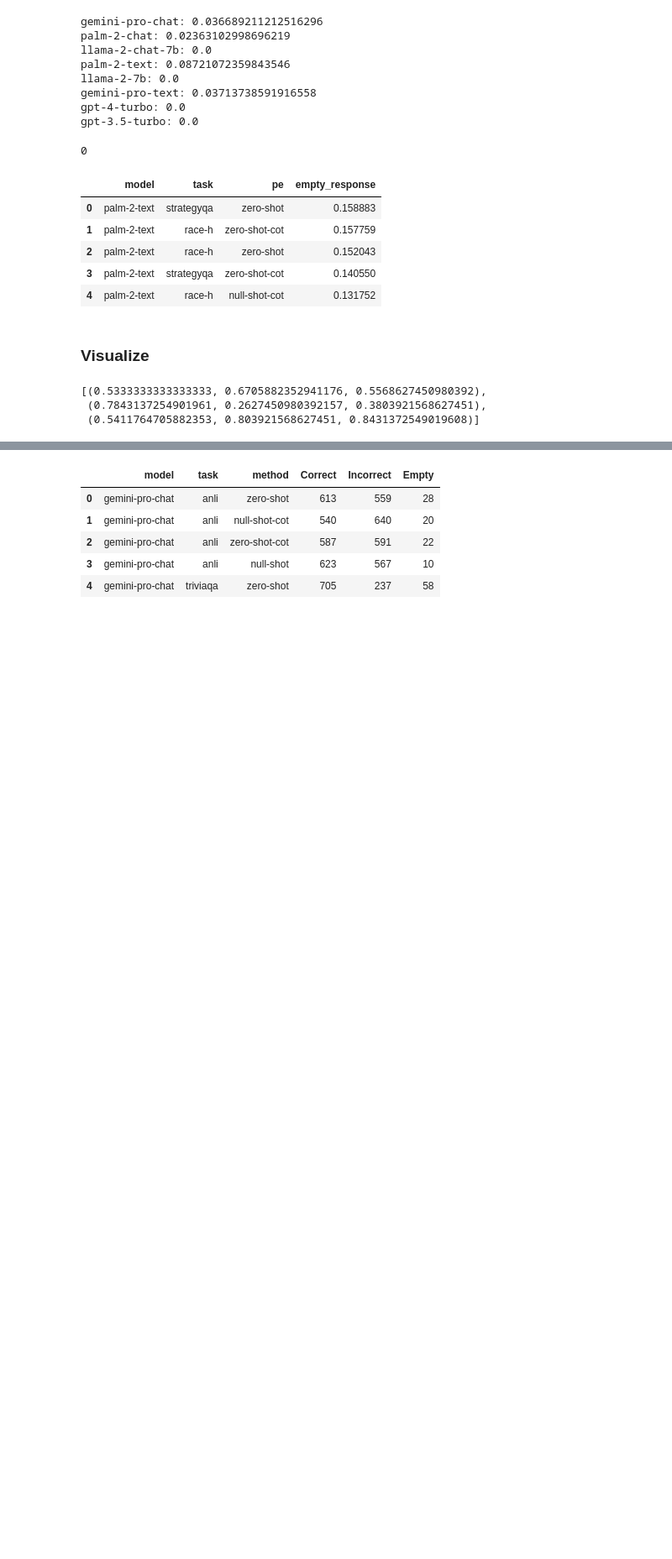
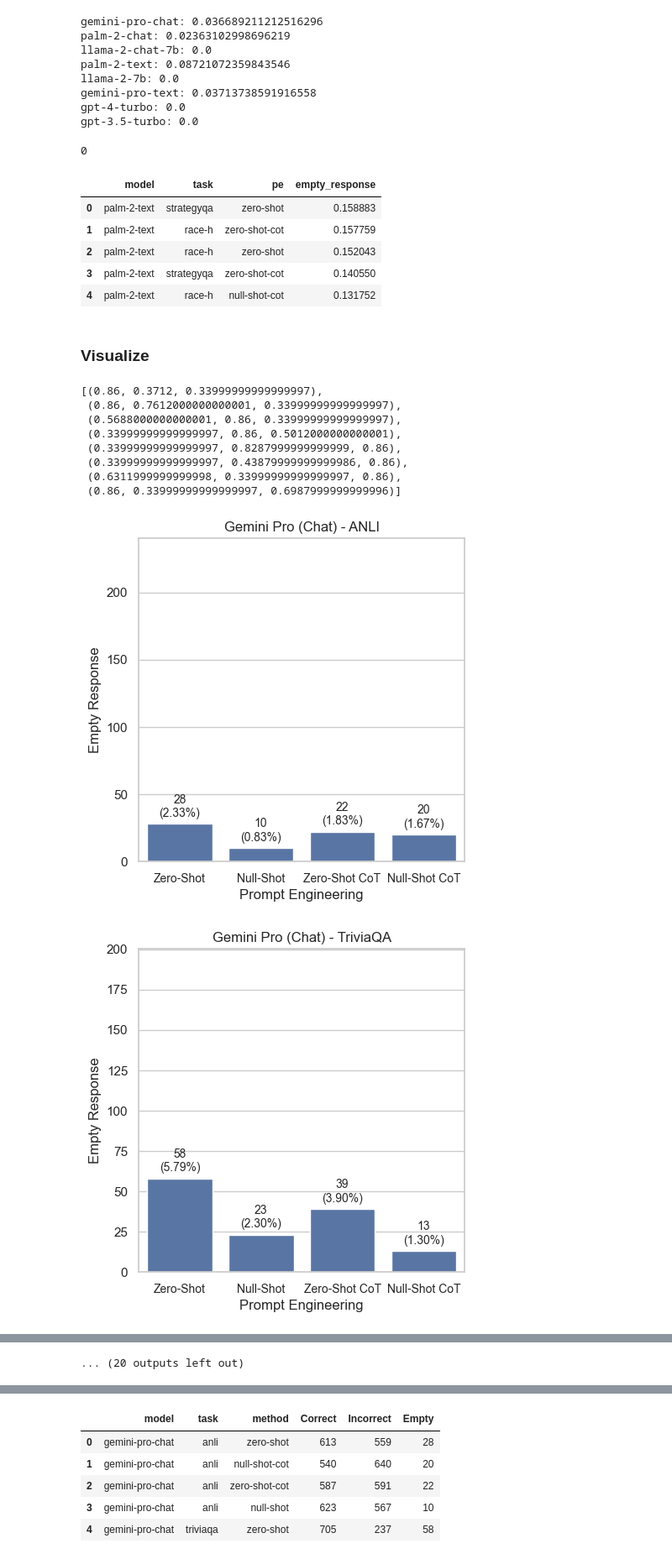
Before and after one commit to Pittawat2542/null-shot-results, a Jupyter notebook: error_analysis.ipynb, the cells around one changed output, grey strips where cells are left out. Shown at 84% size. Cells and saved outputs as stored; diff of their text form; code cells hidden in the pictures; blank space fills up the shorter version.

```diff
--- a/error_analysis.ipynb
+++ b/error_analysis.ipynb
@@ -207,12 +207,17 @@ df.head()
 ### Visualize
 # %%
 sns.set(style="whitegrid")
-colors = ["#88AB8E", "#C84361", "#8ACDD7"]
-sns.color_palette(colors)
+
+sns.color_palette("hls", 8)
 # %% [output]
-[(0.5333333333333333, 0.6705882352941176, 0.5568627450980392),
- (0.7843137254901961, 0.2627450980392157, 0.3803921568627451),
- (0.5411764705882353, 0.803921568627451, 0.8431372549019608)]
+[(0.86, 0.3712, 0.33999999999999997),
+ (0.86, 0.7612000000000001, 0.33999999999999997),
+ (0.5688000000000001, 0.86, 0.33999999999999997),
+ (0.33999999999999997, 0.86, 0.5012000000000001),
+ (0.33999999999999997, 0.8287999999999999, 0.86),
+ (0.33999999999999997, 0.43879999999999986, 0.86),
+ (0.6311999999999998, 0.33999999999999997, 0.86),
+ (0.86, 0.33999999999999997, 0.6987999999999996)]
 # %%
 import warnings
 
@@ -269 +274,41 @@ pe_names = {
 }
+# %%
+for model in plot_data:
+    for task in plot_data[model]:
+        data = {
+            "zero-shot": plot_data[model][task]["zero-shot"]["Empty"],
+            "null-shot": plot_data[model][task]["null-shot"]["Empty"],
+            "zero-shot-cot": plot_data[model][task]["zero-shot-cot"]["Empty"],
+            "null-shot-cot": plot_data[model][task]["null-shot-cot"]["Empty"]
+        }
+
+        fig, ax = plt.subplots(1, 1, figsize=(5, 5))
+        sns.barplot(x=list(data.keys()), y=list(data.values()), ax=ax)
+        ax.set_xlabel("Prompt Engineering")
+        ax.set_ylabel("Empty Response")
+        ax.set_xticklabels([pe_names[pe] for pe in data.keys()])
+        ax.tick_params(axis='x', labelsize=10)
+
+        ax.set_ylim(0, summarized_error_categories[model][task]["zero-shot"]["total"] * 0.2)
+
+        for p, pe in zip(ax.patches, data.keys()):
+            percentage = '{:.2f}%'.format(100 * p.get_height() / summarized_error_categories[model][task][pe][
+                "total"])
+
+            if p.get_height() > 0:
+                if p.get_height() / summarized_error_categories[model][task][pe]["total"] * 0.2 > 0.15:
+                    ax.annotate(f"{int(p.get_height())}\n({percentage})",
+                                (p.get_x() + p.get_width() / 2., p.get_height()), ha='center', va='center',
+                                xytext=(0, -15), textcoords='offset points', fontsize=10, color="white")
+                    continue
+
+            ax.annotate(f"{int(p.get_height())}\n({percentage})",
+                        (p.get_x() + p.get_width() / 2., p.get_height()), ha='center', va='center',
+                        xytext=(0, 15), textcoords='offset points', fontsize=10)
+
+
+        ax.set_title(f"{model_names[model]} - {task_names[task]}")
+        plt.show()
+# %% [output]
+[figure, added]
+[figure, added]
@@ -269,0 +325 @@ pe_names = {
+... (20 outputs left out)
```
Also changed, not shown: parts of 4 cells of this notebook.
